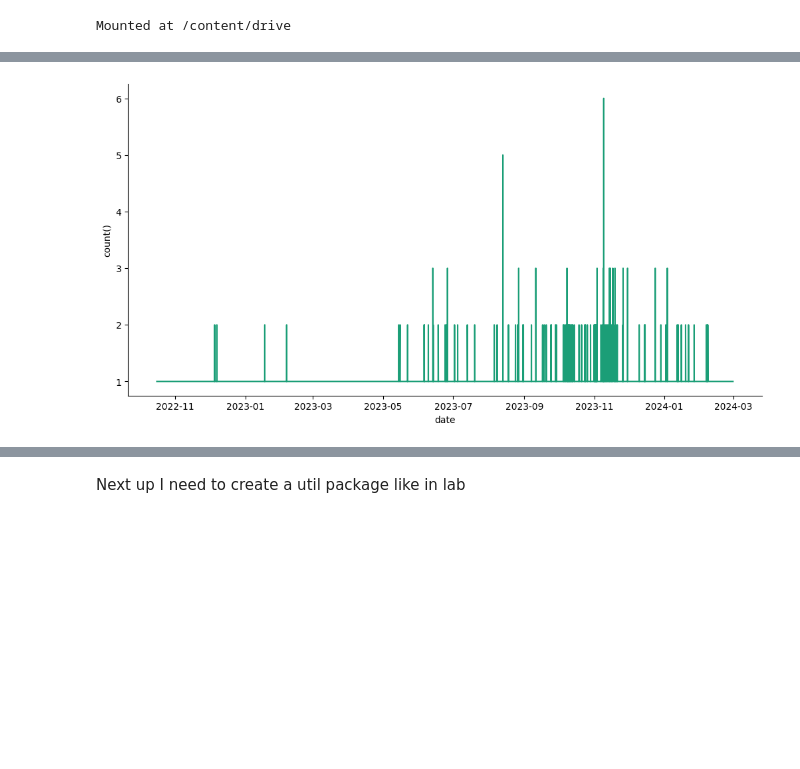
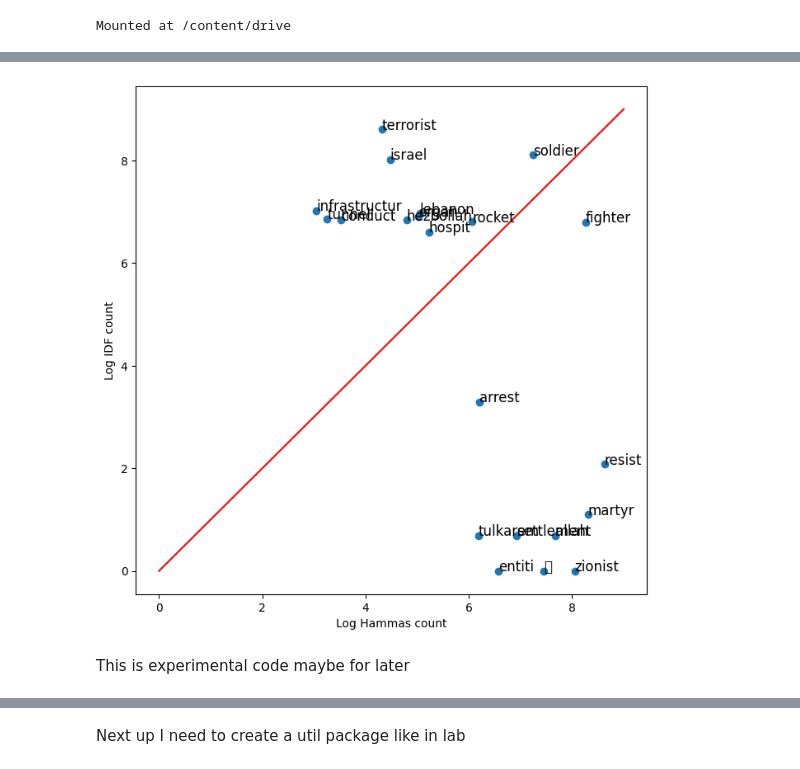
Before and after one commit to Snapchik/chat_analysis, a Jupyter notebook: Chats_copmparisson.ipynb, the cells around one changed output, grey strips where cells are left out. Cells and saved outputs as stored; diff of their text form; code cells hidden in the pictures; blank space fills up the shorter version.

```diff
--- a/Chats_copmparisson.ipynb
+++ b/Chats_copmparisson.ipynb
@@ -134,0 +382,3 @@ hammas_chat_normalized_dropped
+# %%
+for text in ['Statement from the Balata Brigade:In the name of Allah, the most gracious, the merciful"To those who have been oppressed, permission is given to fight, and verily Allah will provide them victory."This is the truth from Allah Almighty.To our patient and steadfast family in the mountain of fire, the glorious Nablusits city, its camps, and its villageswe are clasped hand-in-hand with you. We are proud of your stance, a stance which is not unusual to the people of Nablus in all its geographical areas. We have seen what you said to your resisting brothers, and we tell you that we derive our resolve and strength from you. Be patient, and your dignity will be preserved, and your money will be compensated.And we do not forget our brothers in the steadfast Shufat camp who made a mark and stood for glory. And we do not forget our people in the occupied 48 lands. We commend our brother Oday Al-Tamimi, who wrote the most wonderful, quality operation and broke the prestige of the weakest army that the whole world fears. May Allah protect you and direct your steps.We also salute with honor and glory our fatherthe father of thunderAbu Raed, the pride of every honorable Palestinian and Arab.Your brothers in the Balata Brigade']:
+  print( '%s -> %f' % (text, predict_text(text, freqs, theta)))
@@ -134,0 +387,10 @@ hammas_chat_normalized_dropped
+# %%
+# Some error analysis done for you
+print('Label Predicted Tweet')
+for x,y in zip(test_x,test_y):
+    y_hat = predict_text(x, freqs, theta)
+
+    if np.abs(y - (y_hat > 0.5)) > 0:
+        print('THE TWEET IS:', x)
+        print('THE PROCESSED TWEET IS:', process_text(x))
+        print('%d\t%0.8f\t%s' % (y, y_hat, ' '.join(process_text(x)).encode('ascii', 'ignore')))
@@ -134,0 +518,10 @@ hammas_chat_normalized_dropped
+# %%
+# Some error analysis done for you
+print('Label Predicted Tweet')
+for x,y in zip(test_x,test_y):
+    y_hat = predict_tweet(x, freqs, theta)
+
+    if np.abs(y - (y_hat > 0.5)) > 0:
+        print('THE TWEET IS:', x)
+        print('THE PROCESSED TWEET IS:', x)
+        print('%d\t%0.8f\t%s' % (y, y_hat, ' '.join(x).encode('ascii', 'ignore')))
@@ -135,3 +608,29 @@ hammas_chat_normalized_dropped
+# %%
+fig, ax = plt.subplots(figsize = (8, 8))
+
+# convert positive raw counts to logarithmic scale. we add 1 to avoid log(0)
+x = np.log([x[1] + 1 for x in data])
+
+# do the same for the negative counts
+y = np.log([x[2] + 1 for x in data])
+
+# Plot a dot for each pair of words
+ax.scatter(x, y)
+
+# assign axis labels
+plt.xlabel("Log Hammas count")
+plt.ylabel("Log IDF count")
+
+# Add the word as the label at the same position as you added the points just before
+for i in range(0, len(data)):
+    ax.annotate(data[i][0], (x[i], y[i]), fontsize=12)
+
+ax.plot([0, 9], [0, 9], color = 'red') # Plot the red line that divides the 2 areas.
+plt.show()
+# %% [output]
+[figure, added]
+# %% [markdown]
+This is experimental code maybe for later
 # %%
 # @title date vs count()
 
@@ -149,10 +648,8 @@ def _plot_series(series, series_name, series_index=0):
   plt.plot(xs, ys, label=series_name, color=palette[series_index % len(palette)])
 
 fig, ax = plt.subplots(figsize=(10, 5.2), layout='constrained')
-df_sorted = hammas_chat_normalized_dropped.sort_values('date', ascending=True)
+df_sorted = hammas_norm_drop.sort_values('date', ascending=True)
 _plot_series(df_sorted, '')
 sns.despine(fig=fig, ax=ax)
 plt.xlabel('date')
 _ = plt.ylabel('count()')
-# %% [output]
-[figure, removed]
```
Also changed, not shown: parts of 30 cells of this notebook.
